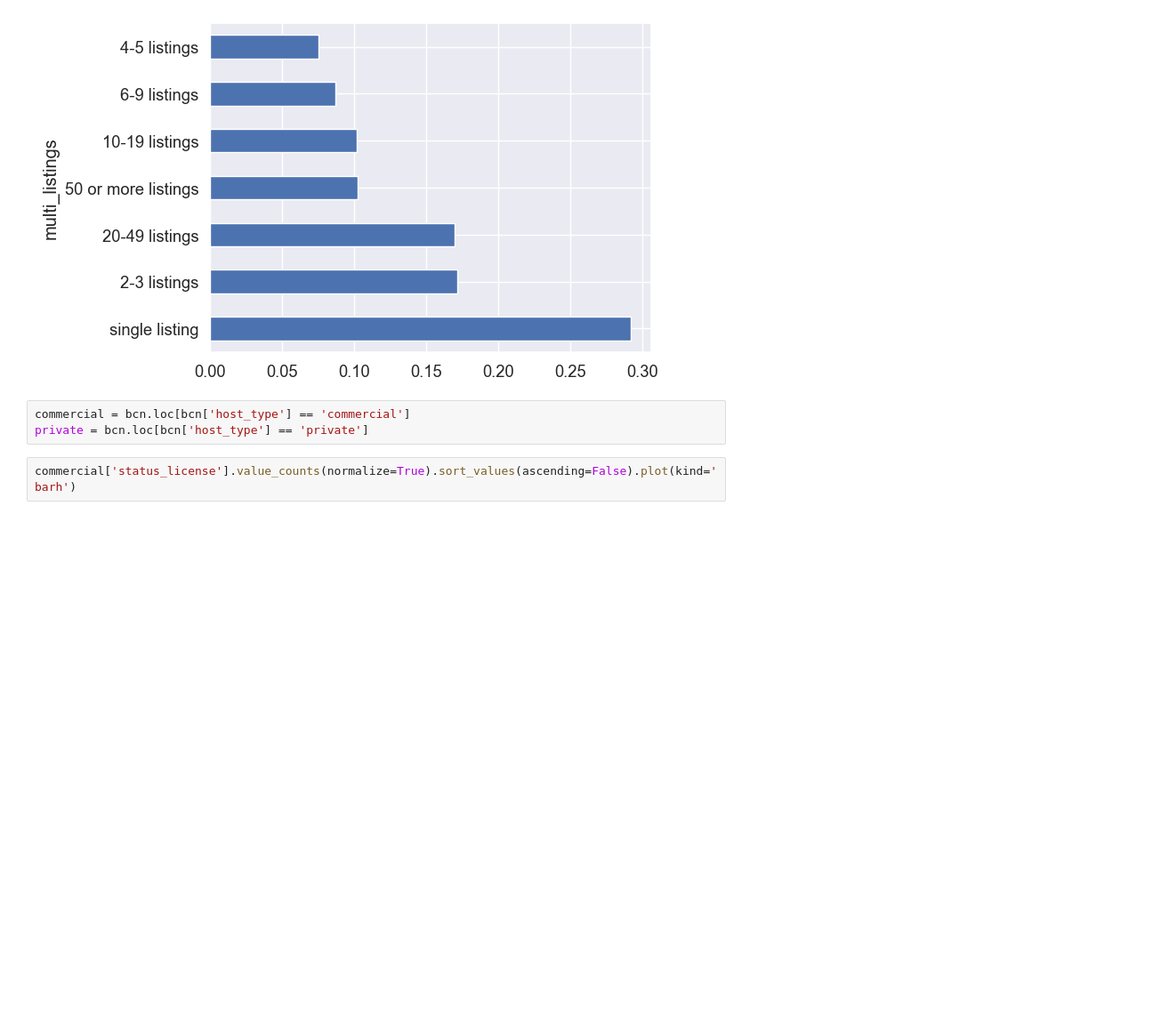
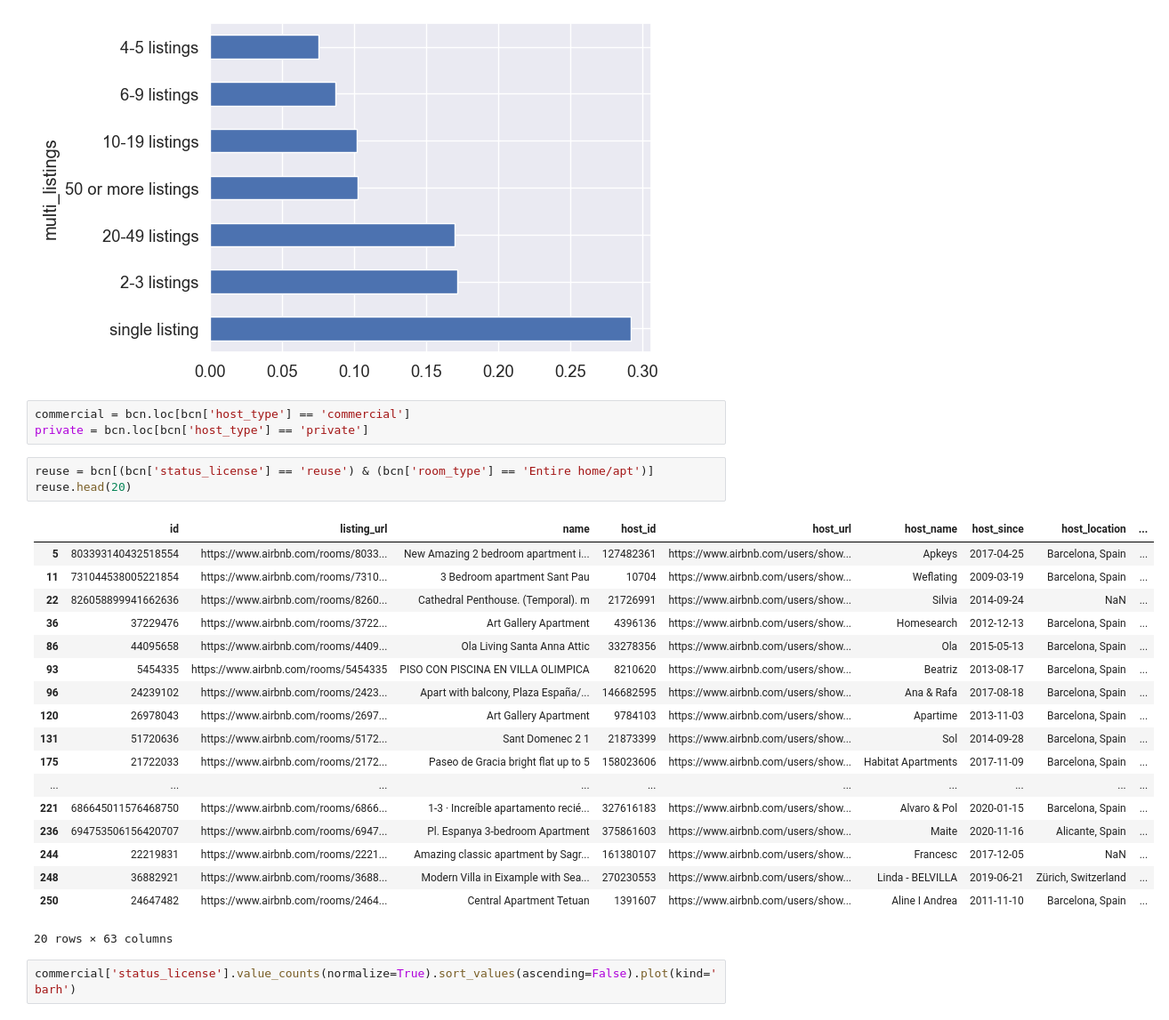
Before and after one commit to scheinmensch/Infringement_Detection_on_Airbnb, a Jupyter notebook: notebooks/Barcelona EDA.ipynb, the cells around one changed output. Shown at 89% size. Saved outputs shown, nothing was run; the diff lists cells and outputs as text; blank space fills up the shorter version.

```diff
--- a/notebooks/Barcelona EDA.ipynb
+++ b/notebooks/Barcelona EDA.ipynb
@@ -400,6 +400,28 @@ bcn['multi_listings'].value_counts(normalize=True).sort_values(ascending=False).
 # %%
 commercial = bcn.loc[bcn['host_type'] == 'commercial']
 private = bcn.loc[bcn['host_type'] == 'private']
+# %%
+reuse = bcn[(bcn['status_license'] == 'reuse') & (bcn['room_type'] == 'Entire home/apt')]
+reuse.head(20)
+# %% [output]
+|  | id | listing_url | name | host_id | host_url | host_name | host_since | host_location | ... |
+| 5 | 803393140432518554 | https://www.airbnb.com/rooms/8033... | New Amazing 2 bedroom apartment i... | 127482361 | https://www.airbnb.com/users/show... | Apkeys | 2017-04-25 | Barcelona, Spain | ... |
+| 11 | 731044538005221854 | https://www.airbnb.com/rooms/7310... | 3 Bedroom apartment Sant Pau | 10704 | https://www.airbnb.com/users/show... | Weflating | 2009-03-19 | Barcelona, Spain | ... |
+| 22 | 826058899941662636 | https://www.airbnb.com/rooms/8260... | Cathedral Penthouse. (Temporal). m | 21726991 | https://www.airbnb.com/users/show... | Silvia | 2014-09-24 | NaN | ... |
+| 36 | 37229476 | https://www.airbnb.com/rooms/3722... | Art Gallery Apartment | 4396136 | https://www.airbnb.com/users/show... | Homesearch | 2012-12-13 | Barcelona, Spain | ... |
+| 86 | 44095658 | https://www.airbnb.com/rooms/4409... | Ola Living Santa Anna Attic | 33278356 | https://www.airbnb.com/users/show... | Ola | 2015-05-13 | Barcelona, Spain | ... |
+| 93 | 5454335 | https://www.airbnb.com/rooms/5454335 | PISO CON PISCINA EN VILLA OLIMPICA | 8210620 | https://www.airbnb.com/users/show... | Beatriz | 2013-08-17 | Barcelona, Spain | ... |
+| 96 | 24239102 | https://www.airbnb.com/rooms/2423... | Apart with balcony, Plaza España/... | 146682595 | https://www.airbnb.com/users/show... | Ana & Rafa | 2017-08-18 | Barcelona, Spain | ... |
+| 120 | 26978043 | https://www.airbnb.com/rooms/2697... | Art Gallery Apartment | 9784103 | https://www.airbnb.com/users/show... | Apartime | 2013-11-03 | Barcelona, Spain | ... |
+| 131 | 51720636 | https://www.airbnb.com/rooms/5172... | Sant Domenec 2 1 | 21873399 | https://www.airbnb.com/users/show... | Sol | 2014-09-28 | Barcelona, Spain | ... |
+| 175 | 21722033 | https://www.airbnb.com/rooms/2172... | Paseo de Gracia bright flat up to 5 | 158023606 | https://www.airbnb.com/users/show... | Habitat Apartments | 2017-11-09 | Barcelona, Spain | ... |
+| ... | ... | ... | ... | ... | ... | ... | ... | ... | ... |
+| 221 | 686645011576468750 | https://www.airbnb.com/rooms/6866... | 1-3 · Increíble apartamento recié... | 327616183 | https://www.airbnb.com/users/show... | Alvaro & Pol | 2020-01-15 | Barcelona, Spain | ... |
+| 236 | 694753506156420707 | https://www.airbnb.com/rooms/6947... | Pl. Espanya 3-bedroom Apartment | 375861603 | https://www.airbnb.com/users/show... | Maite | 2020-11-16 | Alicante, Spain | ... |
+| 244 | 22219831 | https://www.airbnb.com/rooms/2221... | Amazing classic apartment by Sagr... | 161380107 | https://www.airbnb.com/users/show... | Francesc | 2017-12-05 | NaN | ... |
+| 248 | 36882921 | https://www.airbnb.com/rooms/3688... | Modern Villa in Eixample with Sea... | 270230553 | https://www.airbnb.com/users/show... | Linda - BELVILLA | 2019-06-21 | Zürich, Switzerland | ... |
+| 250 | 24647482 | https://www.airbnb.com/rooms/2464... | Central Apartment Tetuan | 1391607 | https://www.airbnb.com/users/show... | Aline I Andrea | 2011-11-10 | Barcelona, Spain | ... |
+20 rows × 63 columns
 # %%
 commercial['status_license'].value_counts(normalize=True).sort_values(ascending=False).plot(kind='barh')
 # %% [output]
```
Also changed, not shown: parts of 8 cells of this notebook.
